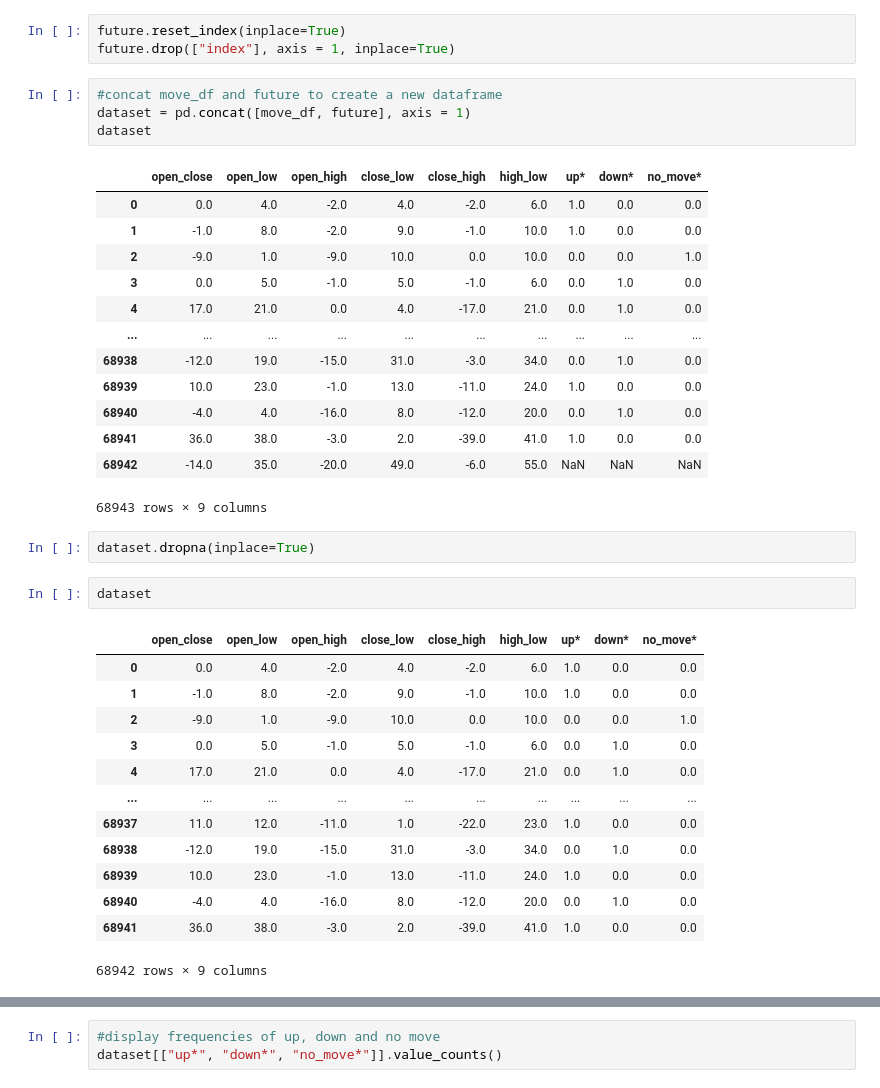
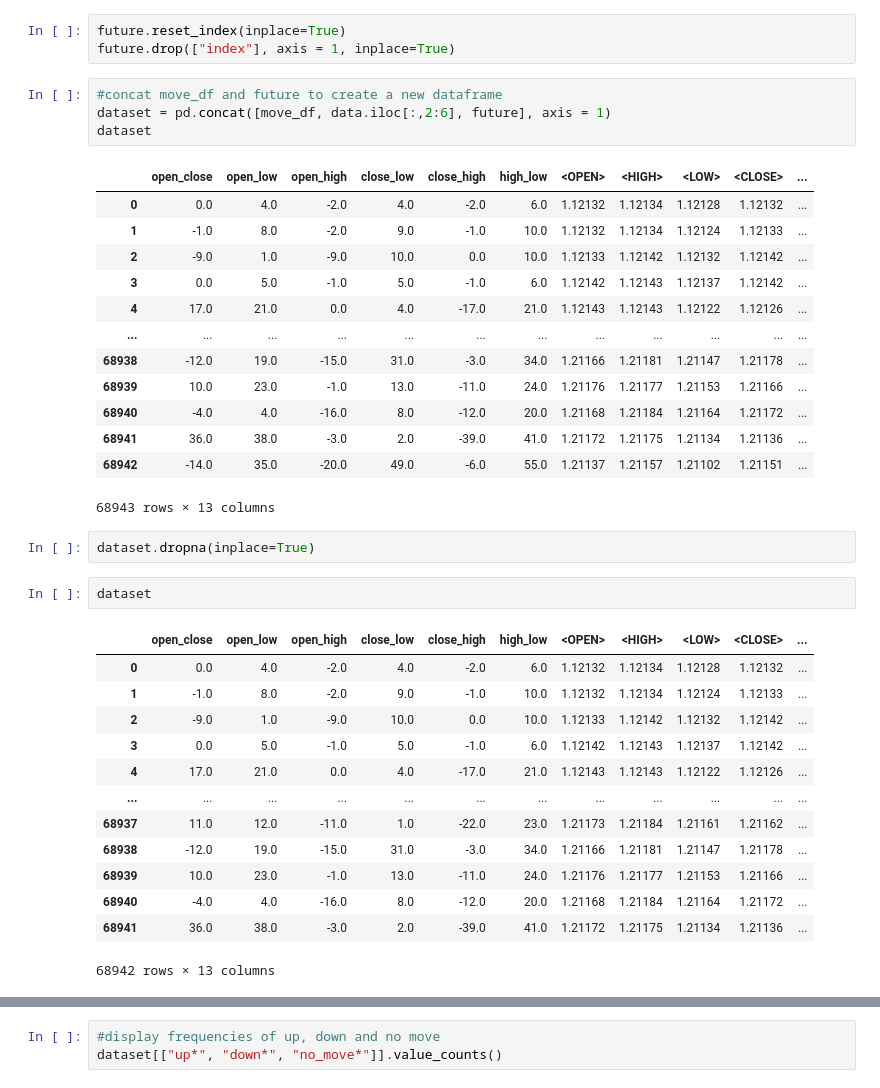
Before and after one commit to Joshuajee/binary-options-analysis, a Jupyter notebook: forex_stat_eurusd_m5_ohlc_binary_stat.ipynb, the cells around one changed output, grey strips where cells are left out. Drawn from its saved outputs; the diff is of its cells as text.

```diff
--- a/forex_stat_eurusd_m5_ohlc_binary_stat.ipynb
+++ b/forex_stat_eurusd_m5_ohlc_binary_stat.ipynb
@@ -144,40 +144,40 @@ future.reset_index(inplace=True)
 future.drop(["index"], axis = 1, inplace=True)
 # %%
 #concat move_df and future to create a new dataframe
-dataset = pd.concat([move_df, future], axis = 1)
+dataset = pd.concat([move_df, data.iloc[:,2:6], future], axis = 1)
 dataset
 # %% [output]
-|  | open_close | open_low | open_high | close_low | close_high | high_low | up* | down* | no_move* |
-| 0 | 0.0 | 4.0 | -2.0 | 4.0 | -2.0 | 6.0 | 1.0 | 0.0 | 0.0 |
-| 1 | -1.0 | 8.0 | -2.0 | 9.0 | -1.0 | 10.0 | 1.0 | 0.0 | 0.0 |
-| 2 | -9.0 | 1.0 | -9.0 | 10.0 | 0.0 | 10.0 | 0.0 | 0.0 | 1.0 |
-| 3 | 0.0 | 5.0 | -1.0 | 5.0 | -1.0 | 6.0 | 0.0 | 1.0 | 0.0 |
-| 4 | 17.0 | 21.0 | 0.0 | 4.0 | -17.0 | 21.0 | 0.0 | 1.0 | 0.0 |
-| ... | ... | ... | ... | ... | ... | ... | ... | ... | ... |
-| 68938 | -12.0 | 19.0 | -15.0 | 31.0 | -3.0 | 34.0 | 0.0 | 1.0 | 0.0 |
-| 68939 | 10.0 | 23.0 | -1.0 | 13.0 | -11.0 | 24.0 | 1.0 | 0.0 | 0.0 |
-| 68940 | -4.0 | 4.0 | -16.0 | 8.0 | -12.0 | 20.0 | 0.0 | 1.0 | 0.0 |
-| 68941 | 36.0 | 38.0 | -3.0 | 2.0 | -39.0 | 41.0 | 1.0 | 0.0 | 0.0 |
-| 68942 | -14.0 | 35.0 | -20.0 | 49.0 | -6.0 | 55.0 | NaN | NaN | NaN |
+|  | open_close | open_low | open_high | close_low | close_high | high_low | <OPEN> | <HIGH> | <LOW> | <CLOSE> | ... |
+| 0 | 0.0 | 4.0 | -2.0 | 4.0 | -2.0 | 6.0 | 1.12132 | 1.12134 | 1.12128 | 1.12132 | ... |
+| 1 | -1.0 | 8.0 | -2.0 | 9.0 | -1.0 | 10.0 | 1.12132 | 1.12134 | 1.12124 | 1.12133 | ... |
+| 2 | -9.0 | 1.0 | -9.0 | 10.0 | 0.0 | 10.0 | 1.12133 | 1.12142 | 1.12132 | 1.12142 | ... |
+| 3 | 0.0 | 5.0 | -1.0 | 5.0 | -1.0 | 6.0 | 1.12142 | 1.12143 | 1.12137 | 1.12142 | ... |
+| 4 | 17.0 | 21.0 | 0.0 | 4.0 | -17.0 | 21.0 | 1.12143 | 1.12143 | 1.12122 | 1.12126 | ... |
+| ... | ... | ... | ... | ... | ... | ... | ... | ... | ... | ... | ... |
+| 68938 | -12.0 | 19.0 | -15.0 | 31.0 | -3.0 | 34.0 | 1.21166 | 1.21181 | 1.21147 | 1.21178 | ... |
+| 68939 | 10.0 | 23.0 | -1.0 | 13.0 | -11.0 | 24.0 | 1.21176 | 1.21177 | 1.21153 | 1.21166 | ... |
+| 68940 | -4.0 | 4.0 | -16.0 | 8.0 | -12.0 | 20.0 | 1.21168 | 1.21184 | 1.21164 | 1.21172 | ... |
+| 68941 | 36.0 | 38.0 | -3.0 | 2.0 | -39.0 | 41.0 | 1.21172 | 1.21175 | 1.21134 | 1.21136 | ... |
+| 68942 | -14.0 | 35.0 | -20.0 | 49.0 | -6.0 | 55.0 | 1.21137 | 1.21157 | 1.21102 | 1.21151 | ... |
-68943 rows × 9 columns
+68943 rows × 13 columns
 # %%
 dataset.dropna(inplace=True)
 # %%
 dataset
 # %% [output]
-|  | open_close | open_low | open_high | close_low | close_high | high_low | up* | down* | no_move* |
-| 0 | 0.0 | 4.0 | -2.0 | 4.0 | -2.0 | 6.0 | 1.0 | 0.0 | 0.0 |
-| 1 | -1.0 | 8.0 | -2.0 | 9.0 | -1.0 | 10.0 | 1.0 | 0.0 | 0.0 |
-| 2 | -9.0 | 1.0 | -9.0 | 10.0 | 0.0 | 10.0 | 0.0 | 0.0 | 1.0 |
-| 3 | 0.0 | 5.0 | -1.0 | 5.0 | -1.0 | 6.0 | 0.0 | 1.0 | 0.0 |
-| 4 | 17.0 | 21.0 | 0.0 | 4.0 | -17.0 | 21.0 | 0.0 | 1.0 | 0.0 |
-| ... | ... | ... | ... | ... | ... | ... | ... | ... | ... |
-| 68937 | 11.0 | 12.0 | -11.0 | 1.0 | -22.0 | 23.0 | 1.0 | 0.0 | 0.0 |
-| 68938 | -12.0 | 19.0 | -15.0 | 31.0 | -3.0 | 34.0 | 0.0 | 1.0 | 0.0 |
-| 68939 | 10.0 | 23.0 | -1.0 | 13.0 | -11.0 | 24.0 | 1.0 | 0.0 | 0.0 |
-| 68940 | -4.0 | 4.0 | -16.0 | 8.0 | -12.0 | 20.0 | 0.0 | 1.0 | 0.0 |
-| 68941 | 36.0 | 38.0 | -3.0 | 2.0 | -39.0 | 41.0 | 1.0 | 0.0 | 0.0 |
+|  | open_close | open_low | open_high | close_low | close_high | high_low | <OPEN> | <HIGH> | <LOW> | <CLOSE> | ... |
+| 0 | 0.0 | 4.0 | -2.0 | 4.0 | -2.0 | 6.0 | 1.12132 | 1.12134 | 1.12128 | 1.12132 | ... |
+| 1 | -1.0 | 8.0 | -2.0 | 9.0 | -1.0 | 10.0 | 1.12132 | 1.12134 | 1.12124 | 1.12133 | ... |
+| 2 | -9.0 | 1.0 | -9.0 | 10.0 | 0.0 | 10.0 | 1.12133 | 1.12142 | 1.12132 | 1.12142 | ... |
+| 3 | 0.0 | 5.0 | -1.0 | 5.0 | -1.0 | 6.0 | 1.12142 | 1.12143 | 1.12137 | 1.12142 | ... |
+| 4 | 17.0 | 21.0 | 0.0 | 4.0 | -17.0 | 21.0 | 1.12143 | 1.12143 | 1.12122 | 1.12126 | ... |
+| ... | ... | ... | ... | ... | ... | ... | ... | ... | ... | ... | ... |
+| 68937 | 11.0 | 12.0 | -11.0 | 1.0 | -22.0 | 23.0 | 1.21173 | 1.21184 | 1.21161 | 1.21162 | ... |
+| 68938 | -12.0 | 19.0 | -15.0 | 31.0 | -3.0 | 34.0 | 1.21166 | 1.21181 | 1.21147 | 1.21178 | ... |
+| 68939 | 10.0 | 23.0 | -1.0 | 13.0 | -11.0 | 24.0 | 1.21176 | 1.21177 | 1.21153 | 1.21166 | ... |
+| 68940 | -4.0 | 4.0 | -16.0 | 8.0 | -12.0 | 20.0 | 1.21168 | 1.21184 | 1.21164 | 1.21172 | ... |
+| 68941 | 36.0 | 38.0 | -3.0 | 2.0 | -39.0 | 41.0 | 1.21172 | 1.21175 | 1.21134 | 1.21136 | ... |
-68942 rows × 9 columns
+68942 rows × 13 columns
 # %%
 #get the absolute value of all the data
 absolute_data = abs(dataset)
```
Also changed, not shown: parts of 70 cells of this notebook.
